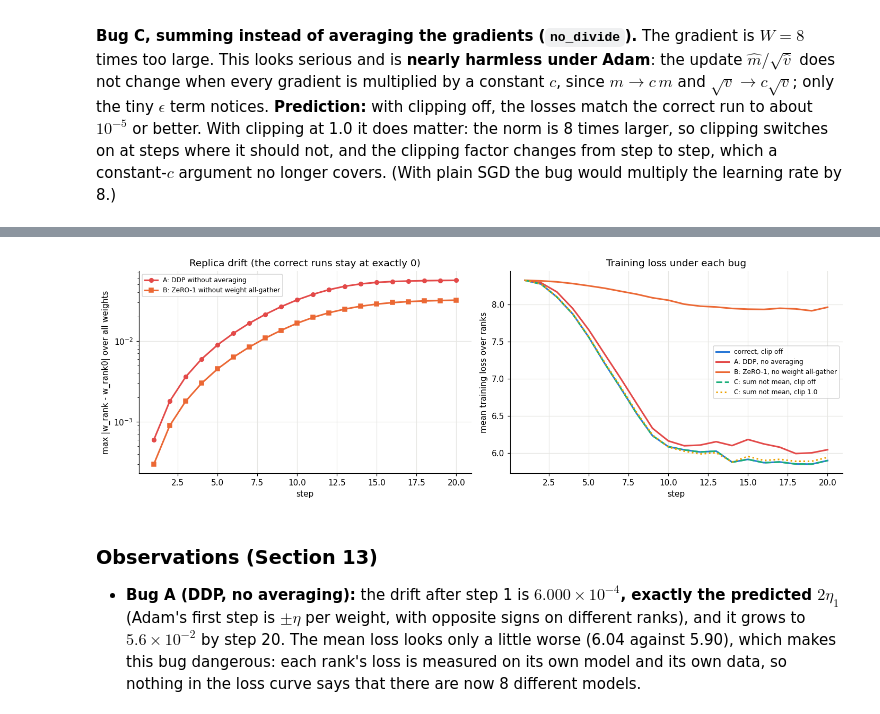
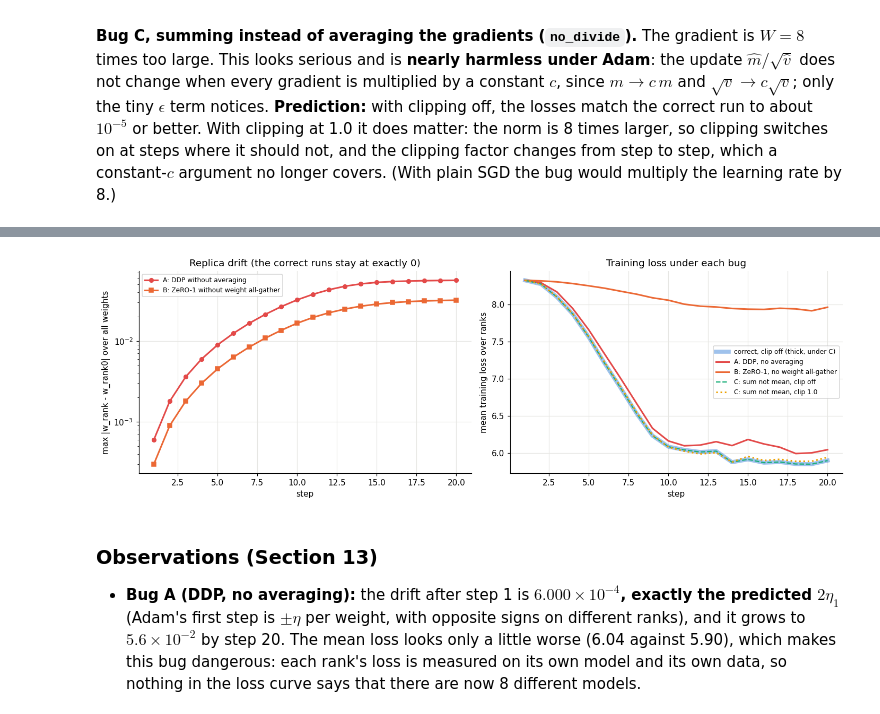
Before and after one commit to naveen333nav/ERA-V5, a Jupyter notebook: assignment-12/session12_zero.ipynb, the cells around one changed output, grey strips where cells are left out. Drawn from its saved outputs; the diff is of its cells as text; code cells hidden in the pictures.

```diff
--- a/assignment-12/session12_zero.ipynb
+++ b/assignment-12/session12_zero.ipynb
@@ -1667,6 +1667,8 @@ def load_tinystories(n):
 
     Example: load_tinystories(2) -> (["One day, a little girl named Lily ...", "Once upon a time ..."], "data/train-...parquet")
     '''
+    os.environ.setdefault("HF_HUB_DISABLE_IMPLICIT_TOKEN", "1")      # no token needed; skips Colab's secret lookup
+    os.environ.setdefault("HF_HUB_DISABLE_PROGRESS_BARS", "1")
     from huggingface_hub import HfApi, hf_hub_download
     import pyarrow.parquet as pq
     repo = "roneneldan/TinyStories"
@@ -2807,9 +2806,11 @@ ax.set_xlabel("step"); ax.set_ylabel("max |w_rank - w_rank0| over all weights")
 ax.set_title("Replica drift (the correct runs stay at exactly 0)")
 ax.legend(fontsize=8)
 ax = axes[1]
-for name, cc, ls in (("correct, clip off", C[0], "-"), ("A: DDP, no averaging", C[7], "-"), ("B: ZeRO-1, no weight all-gather", C[1], "-"),
-                     ("C: sum not mean, clip off", C[2], "--"), ("C: sum not mean, clip 1.0", C[3], ":")):
-    ax.plot(steps_, col(name, "loss_global"), ls, color=cc, label=name)
+for name, cc, ls, lw in (("correct, clip off", C[0], "-", 5), ("A: DDP, no averaging", C[7], "-", 2),
+                         ("B: ZeRO-1, no weight all-gather", C[1], "-", 2), ("C: sum not mean, clip off", C[2], "--", 1.5),
+                         ("C: sum not mean, clip 1.0", C[3], ":", 2)):
+    ax.plot(steps_, col(name, "loss_global"), ls, color=cc, lw=lw, alpha=0.45 if lw == 5 else 1.0,
+            label=name + (" (thick, under C)" if lw == 5 else ""))
 ax.set_xlabel("step"); ax.set_ylabel("mean training loss over ranks")
 ax.set_title("Training loss under each bug")
 ax.legend(fontsize=8)
@@ -2825,16 +2826,16 @@ savefig("bugs_drift_and_loss.png")
 
  step  drift A (DDP no avg)  drift B (ZeRO-1 no AG)  drift, correct  loss correct   loss A   loss B
     1             6.000e-04               3.000e-04         0.0e+00        8.3224   8.3224   8.3224
     2             1.800e-03               9.003e-04         0.0e+00        8.2727   8.2899   8.3154
     5             8.940e-03               4.507e-03         0.0e+00        7.5578   7.6564   8.2489
    10             3.221e-02               1.658e-02         0.0e+00        6.0842   6.1615   8.0550
    20             5.618e-02               3.194e-02         0.0e+00        5.8973   6.0436   7.9603
 learning rate at step 1: 3.0e-04  ->  predicted drift after step 1 under bug A: about 2 x lr = 6.0e-04
 
 bug C with clipping off : max |loss difference| over 20 steps = 4.23e-04   (Adam is scale-invariant)
 bug C with clipping 1.0 : max |loss difference| over 20 steps = 1.51e-02
   steps where clipping acted: correct run 9 of 20, buggy run 20 of 20   (gradient norm at step 20: 0.651 vs 5.048)
-[figure, old version]
+[figure, new version]
 # %% [markdown]
 ### Observations (Section 13)
 
```
Also changed, not shown: parts of 26 cells of this notebook, 7 other files.
